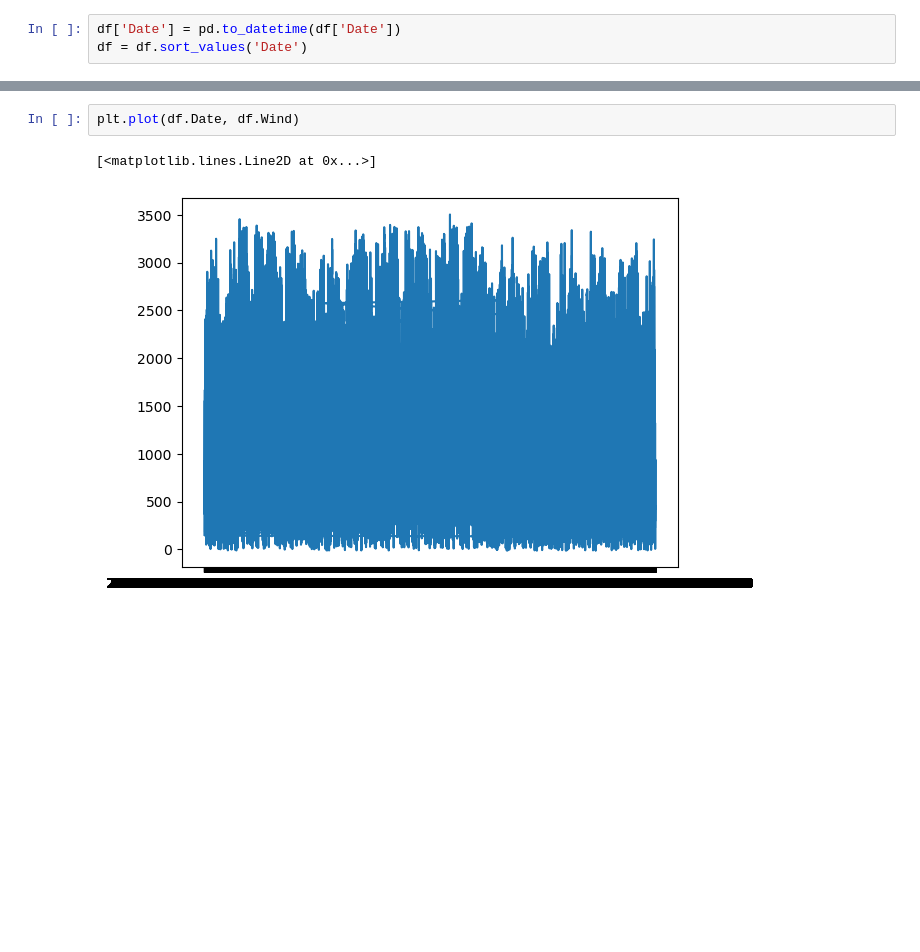
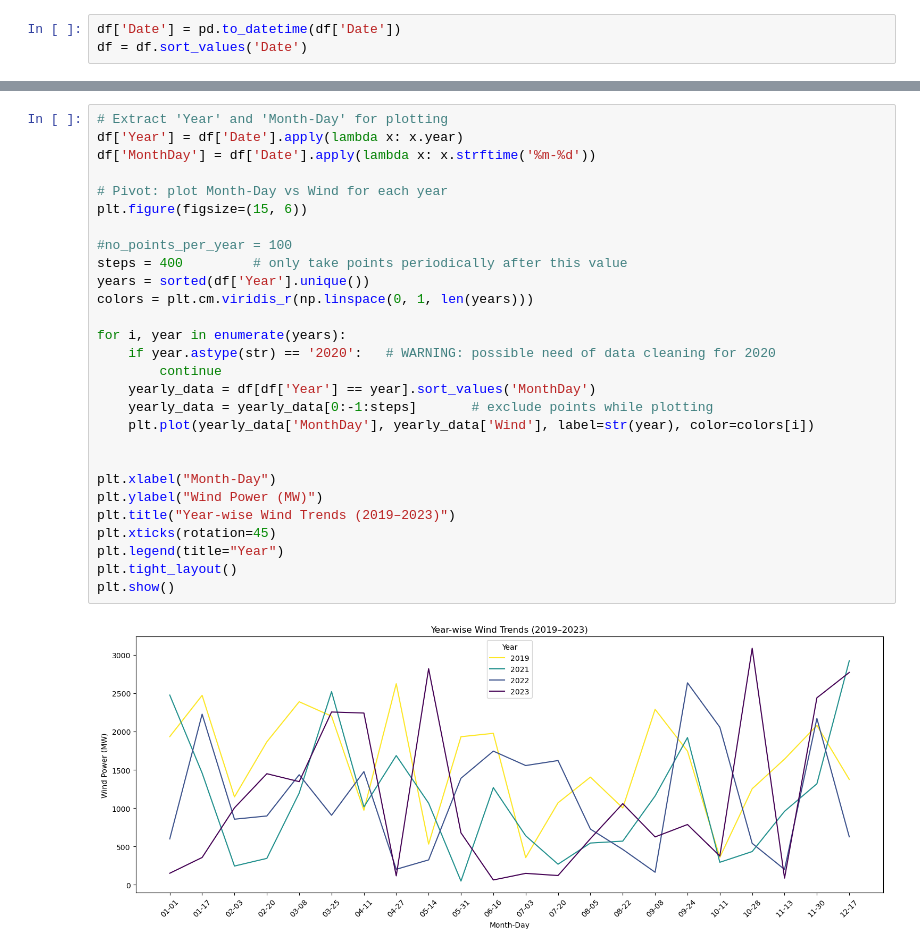
Before and after one commit to AndreaFodor/windPower, a Jupyter notebook: EDA/power_output_trend.ipynb, the cells around one changed output, grey strips where cells are left out. Cells and saved outputs as stored; diff of their text form; blank space fills up the shorter version.

```diff
--- a/EDA/power_output_trend.ipynb
+++ b/EDA/power_output_trend.ipynb
@@ -97,5 +32,30 @@ plt.show()
-# %%
-plt.plot(df.Date, df.Wind)
-# %% [output]
-[<matplotlib.lines.Line2D at 0x...>]
-[figure, removed]
+# %%
+# Extract 'Year' and 'Month-Day' for plotting
+df['Year'] = df['Date'].apply(lambda x: x.year)
+df['MonthDay'] = df['Date'].apply(lambda x: x.strftime('%m-%d'))
+
+# Pivot: plot Month-Day vs Wind for each year
+plt.figure(figsize=(15, 6))
+
+#no_points_per_year = 100
+steps = 400         # only take points periodically after this value
+years = sorted(df['Year'].unique())
+colors = plt.cm.viridis_r(np.linspace(0, 1, len(years)))
+
+for i, year in enumerate(years):
+    if year.astype(str) == '2020':   # WARNING: possible need of data cleaning for 2020
+        continue
+    yearly_data = df[df['Year'] == year].sort_values('MonthDay')
+    yearly_data = yearly_data[0:-1:steps]       # exclude points while plotting
+    plt.plot(yearly_data['MonthDay'], yearly_data['Wind'], label=str(year), color=colors[i])
+
+
+plt.xlabel("Month-Day")
+plt.ylabel("Wind Power (MW)")
+plt.title("Year-wise Wind Trends (2019–2023)")
+plt.xticks(rotation=45)
+plt.legend(title="Year")
+plt.tight_layout()
+plt.show()
+# %% [output]
+[figure, added]
```
Also changed, not shown: parts of 13 cells of this notebook, 1 other file.
